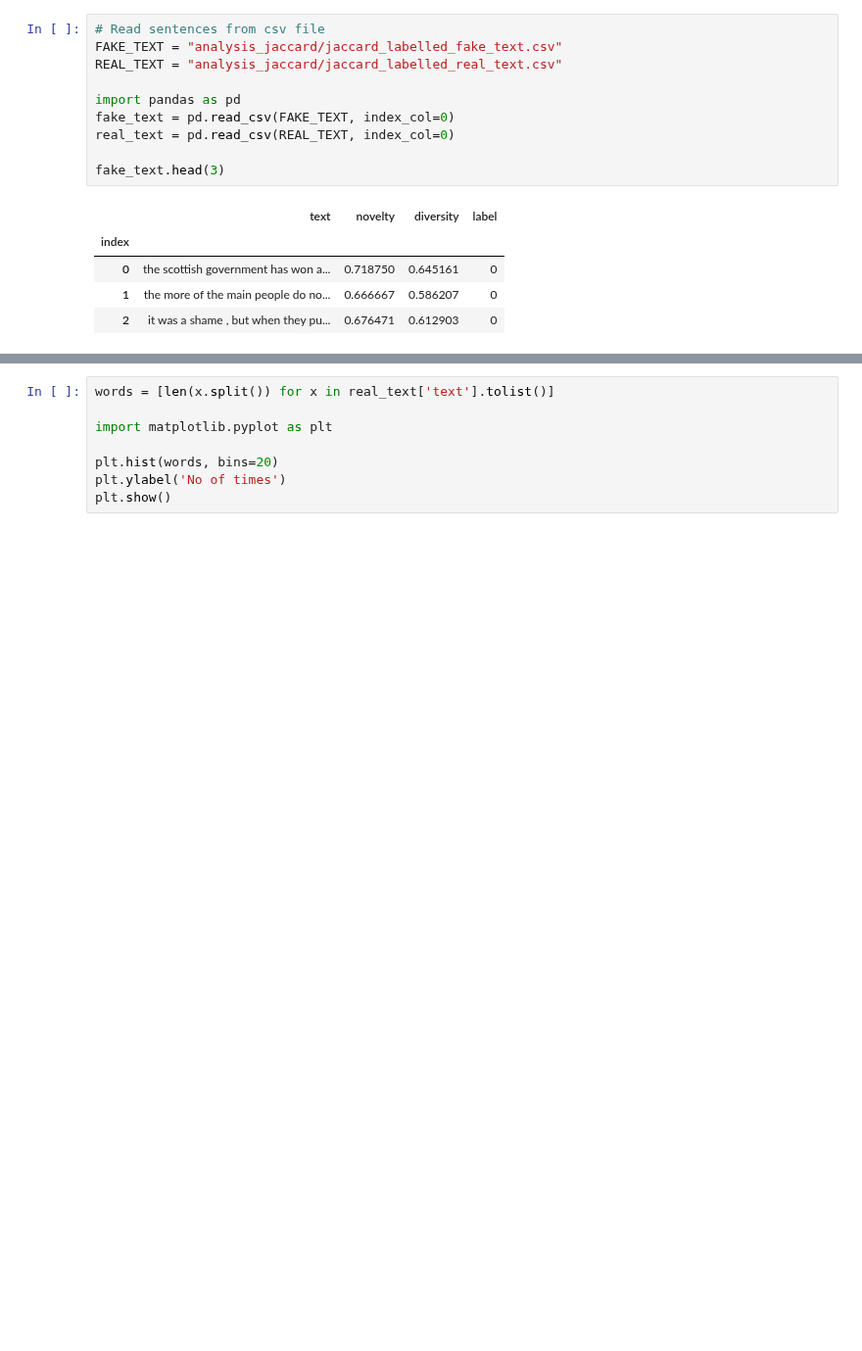
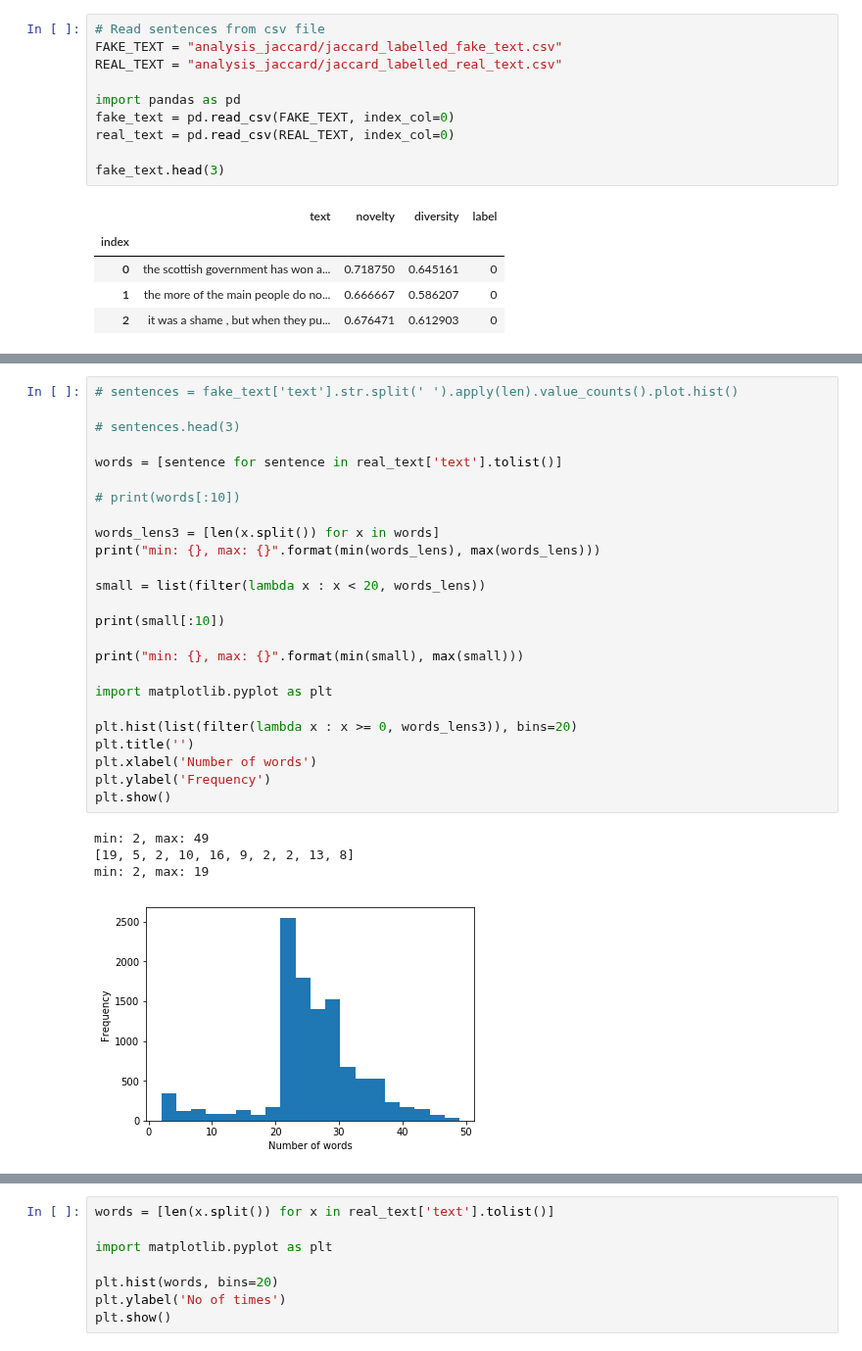
Before and after one commit to debashishc/classification-real-fake-text, a Jupyter notebook: Dataset_Analysis.ipynb, the cells around one changed output, grey strips where cells are left out. Shown at 98% size. Drawn from its saved outputs; the diff is of its cells as text; blank space fills up the shorter version.

```diff
--- a/Dataset_Analysis.ipynb
+++ b/Dataset_Analysis.ipynb
@@ -81,0 +84,30 @@ min: 1, max: 19
+# %%
+# sentences = fake_text['text'].str.split(' ').apply(len).value_counts().plot.hist()
+
+# sentences.head(3)
+
+words = [sentence for sentence in real_text['text'].tolist()]
+
+# print(words[:10])
+
+words_lens3 = [len(x.split()) for x in words]
+print("min: {}, max: {}".format(min(words_lens), max(words_lens)))
+
+small = list(filter(lambda x : x < 20, words_lens))
+
+print(small[:10])
+
+print("min: {}, max: {}".format(min(small), max(small)))
+
+import matplotlib.pyplot as plt
+
+plt.hist(list(filter(lambda x : x >= 0, words_lens3)), bins=20)
+plt.title('')
+plt.xlabel('Number of words')
+plt.ylabel('Frequency')
+plt.show()
+# %% [output]
+min: 2, max: 49
+[19, 5, 2, 10, 16, 9, 2, 2, 13, 8]
+min: 2, max: 19
+[figure, added]
```
Also changed, not shown: parts of 4 cells of this notebook.
